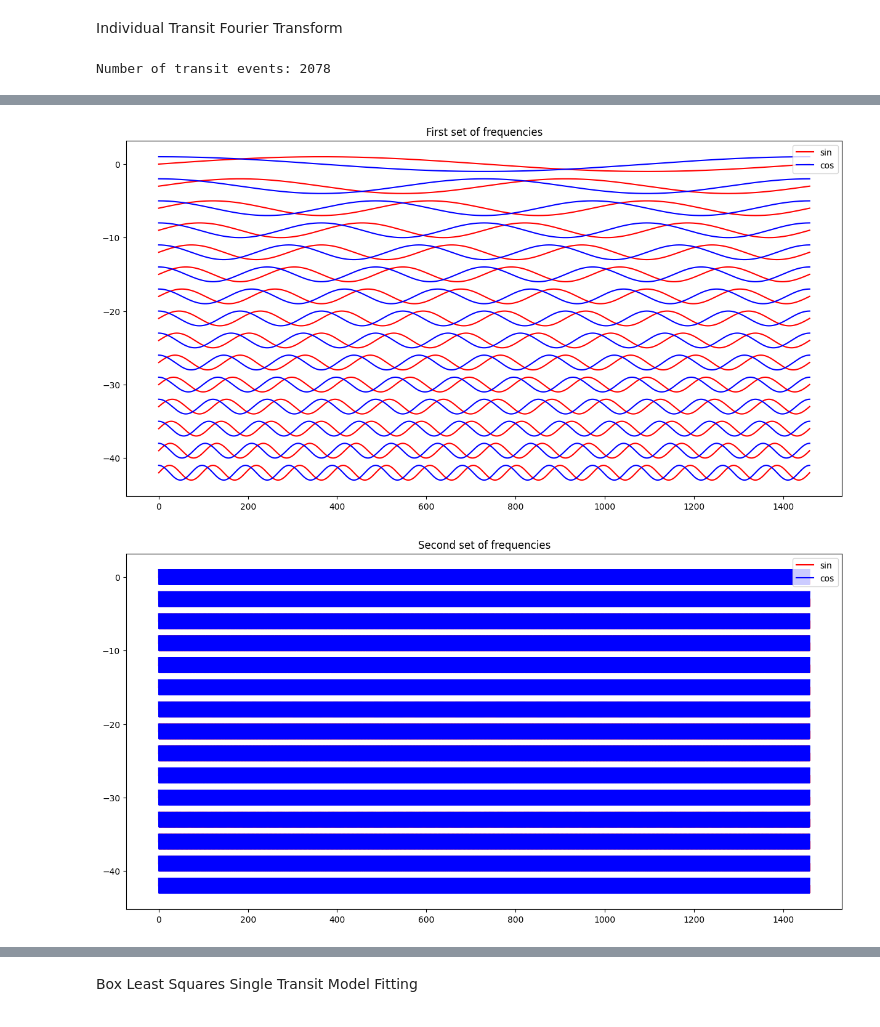
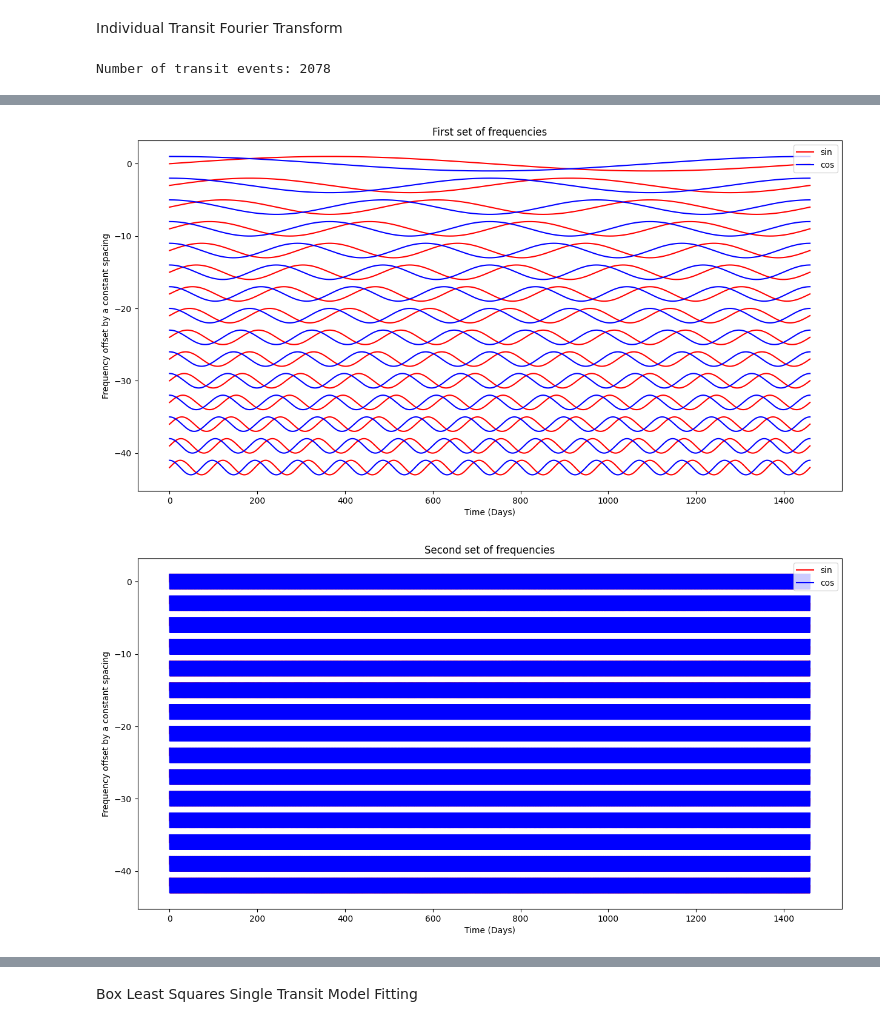
Before and after one commit to nsodickson/USP-Exoplanet-Analysis, a Jupyter notebook: Pipeline.ipynb, the cells around one changed output, grey strips where cells are left out. Cells and saved outputs as stored; diff of their text form; code cells hidden in the pictures.

```diff
--- a/Pipeline.ipynb
+++ b/Pipeline.ipynb
@@ -905,35 +905,39 @@ f2 = frequencies[-15:]
 
 x = np.linspace(0, timeline, 100000)
 plt.figure(figsize=standard_figsize)
 plt.title("First set of frequencies")
+plt.xlabel("Time (Days)")
+plt.ylabel("Frequency offset by a constant spacing")
 
 for idx, f in enumerate(f1):
     plt.plot(x, np.sin(x * f) - 3 * idx, color="red")
     plt.plot(x, np.cos(x * f) - 3 * idx, color="blue")
 
 custom_lines = (matplotlib.lines.Line2D([0], [0], color="red"),
                 matplotlib.lines.Line2D([0], [0], color="blue"))
 plt.legend(custom_lines, ["sin", "cos"], loc=1)
 
 x = np.linspace(0, timeline, 100000)
 plt.figure(figsize=standard_figsize)
 plt.title("Second set of frequencies")
+plt.xlabel("Time (Days)")
+plt.ylabel("Frequency offset by a constant spacing")
 
 for idx, f in enumerate(f2):
     plt.plot(x, np.sin(x * f) - 3 * idx, color="red")
     plt.plot(x, np.cos(x * f) - 3 * idx, color="blue")
 
 custom_lines = (matplotlib.lines.Line2D([0], [0], color="red"),
                 matplotlib.lines.Line2D([0], [0], color="blue"))
 plt.legend(custom_lines, ["sin", "cos"], loc=1)
 
 produceFrequencyBinPlots(lc_list=lc_list_cut, reference_lc=lc, period=period, spacing=spacing * 10, frequencies=f1, bins=standard_phase_binset, aggregate_func=np.mean)
 produceFrequencyBinPlots(lc_list=lc_list_cut, reference_lc=lc, period=period, spacing=spacing * 10, frequencies=f2, bins=standard_phase_binset, aggregate_func=np.mean)
 # %% [output]
 Number of transit events: 2078
 [figure]
-[figure, old version]
+[figure, new version]
-[figure, old version]
+[figure, new version]
 [figure]
 [figure]
 # %% [markdown]
```
Also changed, not shown: parts of 2 cells of this notebook, 2 other files.
